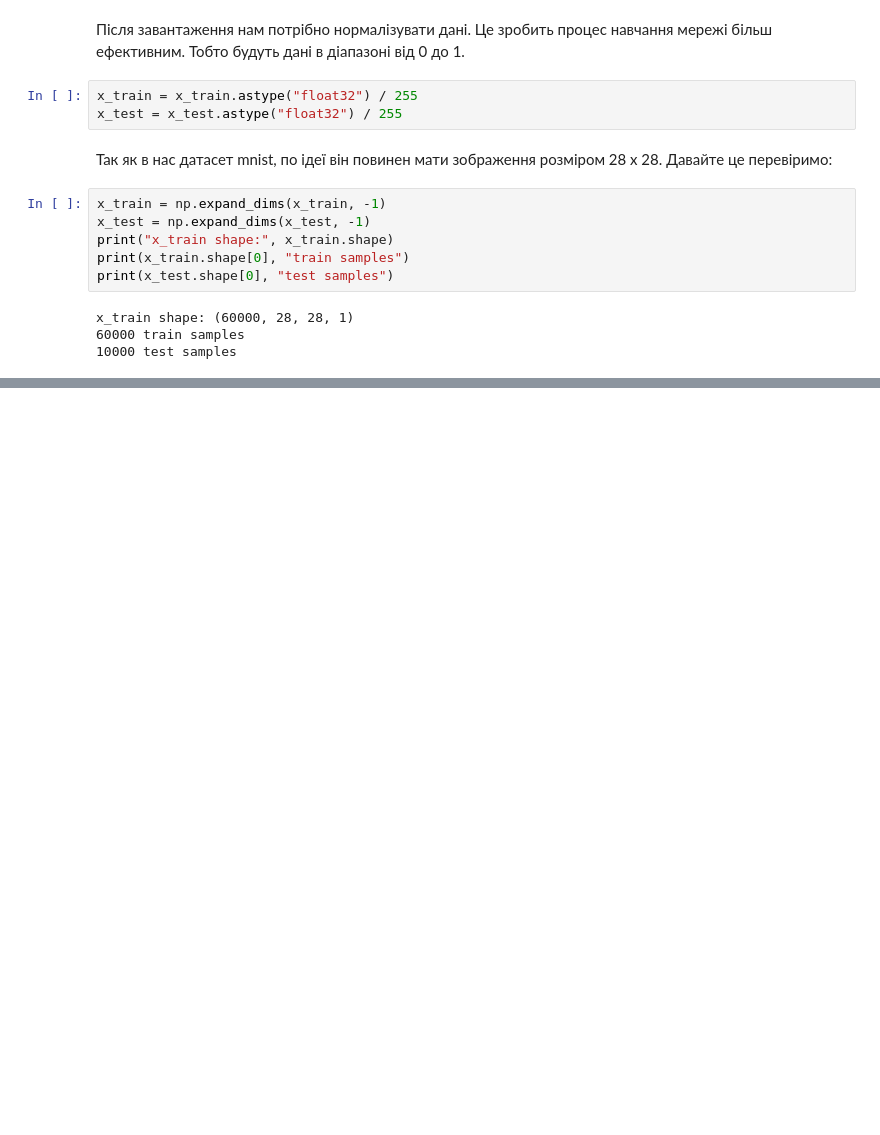
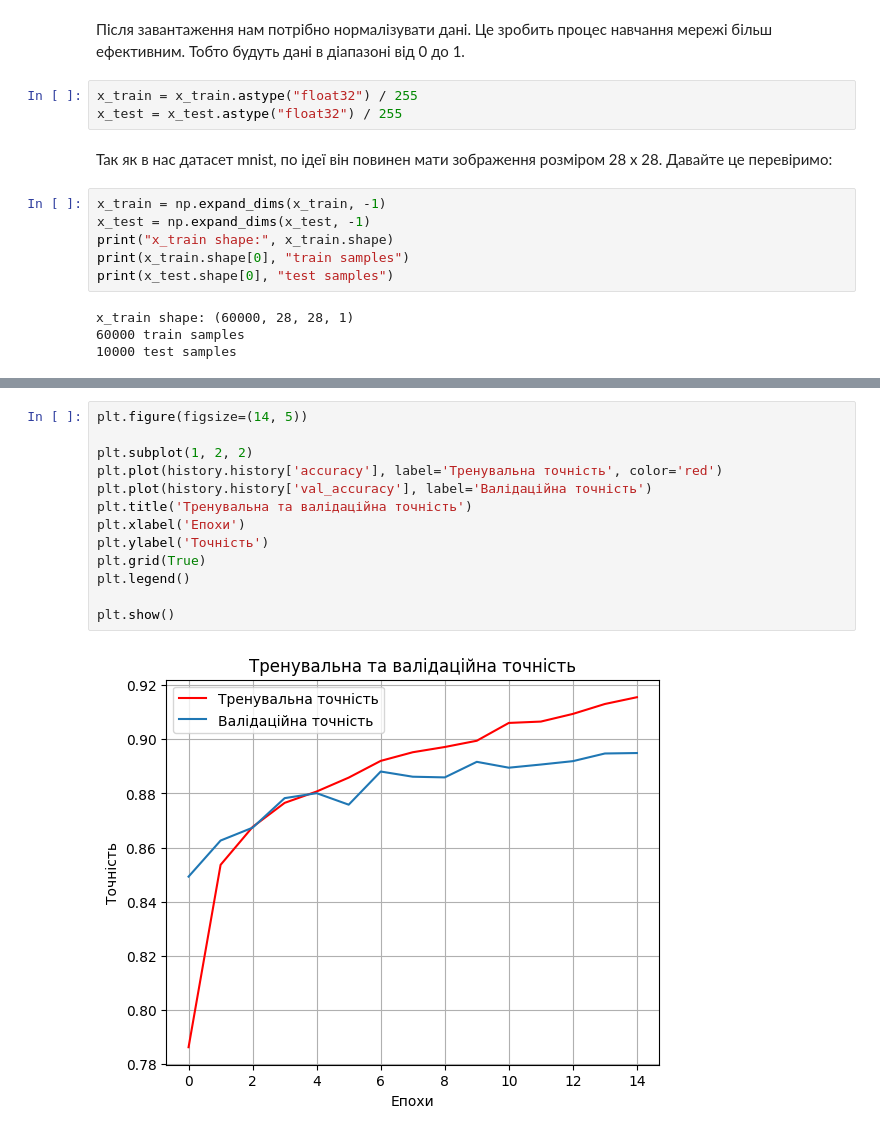
Before and after one commit to Korniev/Data-Sciense, a Jupyter notebook: hw_09/hw_09.ipynb, the cells around one changed output, grey strips where cells are left out. Drawn from its saved outputs; the diff is of its cells as text; blank space fills up the shorter version.

```diff
--- a/hw_09/hw_09.ipynb
+++ b/hw_09/hw_09.ipynb
@@ -37,0 +129,15 @@ x_train shape: (60000, 28, 28, 1)
+# %%
+plt.figure(figsize=(14, 5))
+
+plt.subplot(1, 2, 2)
+plt.plot(history.history['accuracy'], label='Тренувальна точність', color='red')
+plt.plot(history.history['val_accuracy'], label='Валідаційна точність')
+plt.title('Тренувальна та валідаційна точність')
+plt.xlabel('Епохи')
+plt.ylabel('Точність')
+plt.grid(True)
+plt.legend()
+
+plt.show()
+# %% [output]
+[figure, added]
```
Also changed, not shown: parts of 14 cells of this notebook.
